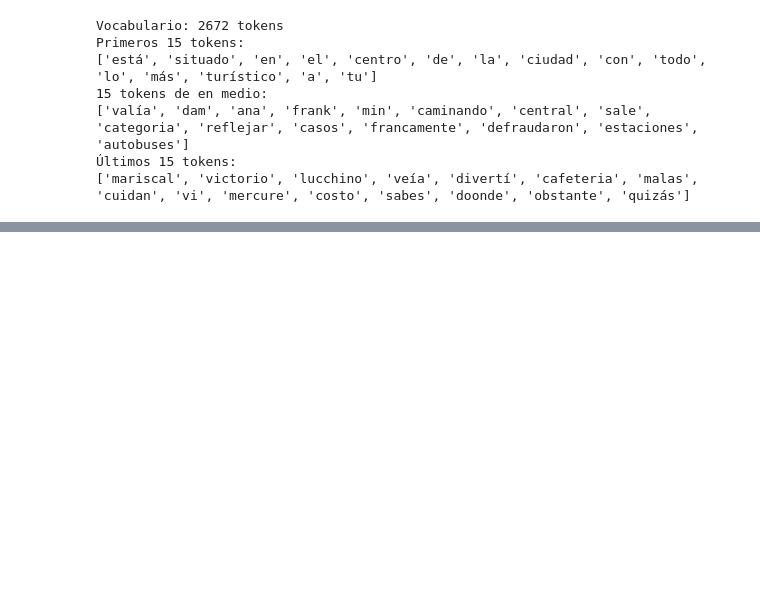
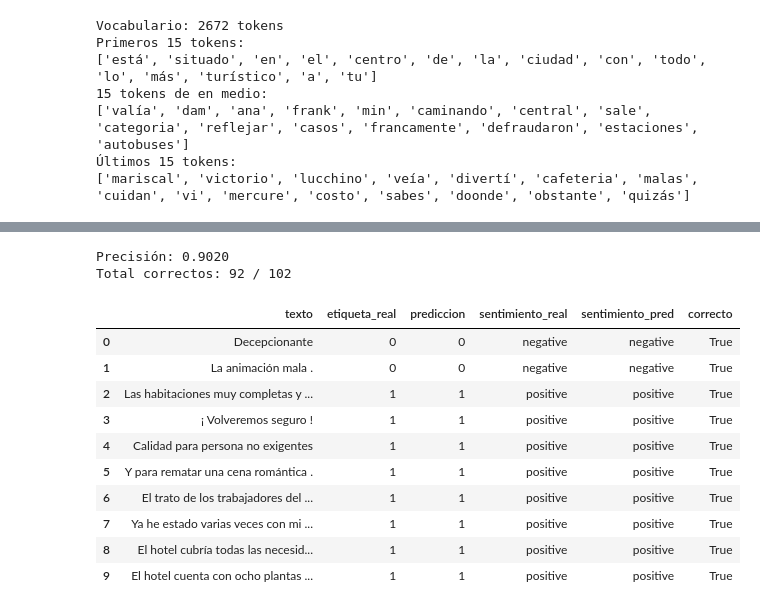
Before and after one commit to sebastianb92/nlp-labs, a Jupyter notebook: Session2/1-Word-Embeddings.ipynb, the cells around one changed output, grey strips where cells are left out. Saved outputs shown, nothing was run; the diff lists cells and outputs as text; code cells hidden in the pictures; blank space fills up the shorter version.

```diff
--- a/Session2/1-Word-Embeddings.ipynb
+++ b/Session2/1-Word-Embeddings.ipynb
@@ -143,0 +427,27 @@ Primeros 15 tokens:
+# %%
+import pandas as pd
+
+# Obtener predicciones
+predictions = trainer.predict(model, test_loader)
+predictions = torch.cat(predictions, dim=0)
+pred_labels = torch.argmax(predictions, dim=-1).numpy()
+
+# Obtener índices del test set
+test_indices = test_dataset.indices
+
+# Crear DataFrame con resultados
+id_2_token = {v: k for k, v in vocab.items()}
+
+df_results = pd.DataFrame({
+    'texto': [dataset[i]['text'] for i in test_indices],
+    'etiqueta_real': [dataset[i]['label'] for i in test_indices],
+    'prediccion': pred_labels,
+    'sentimiento_real': [sentiment_dataset.id_2_class_map[dataset[i]['label']] for i in test_indices],
+    'sentimiento_pred': [sentiment_dataset.id_2_class_map[p] for p in pred_labels]
+})
+
+df_results['correcto'] = df_results['etiqueta_real'] == df_results['prediccion']
+print(f"Precisión: {df_results['correcto'].mean():.4f}")
+print(f"Total correctos: {df_results['correcto'].sum()} / {len(df_results)}")
+df_results.head(10)
+# %% [output]
@@ -143,0 +455,13 @@ Primeros 15 tokens:
+Precisión: 0.9020
+Total correctos: 92 / 102
+|  | texto | etiqueta_real | prediccion | sentimiento_real | sentimiento_pred | correcto |
+| 0 | Decepcionante | 0 | 0 | negative | negative | True |
+| 1 | La animación mala . | 0 | 0 | negative | negative | True |
+| 2 | Las habitaciones muy completas y ... | 1 | 1 | positive | positive | True |
+| 3 | ¡ Volveremos seguro ! | 1 | 1 | positive | positive | True |
+| 4 | Calidad para persona no exigentes | 1 | 1 | positive | positive | True |
+| 5 | Y para rematar una cena romántica . | 1 | 1 | positive | positive | True |
+| 6 | El trato de los trabajadores del ... | 1 | 1 | positive | positive | True |
+| 7 | Ya he estado varias veces con mi ... | 1 | 1 | positive | positive | True |
+| 8 | El hotel cubría todas las necesid... | 1 | 1 | positive | positive | True |
+| 9 | El hotel cuenta con ocho plantas ... | 1 | 1 | positive | positive | True |
```
Also changed, not shown: parts of 30 cells of this notebook.
